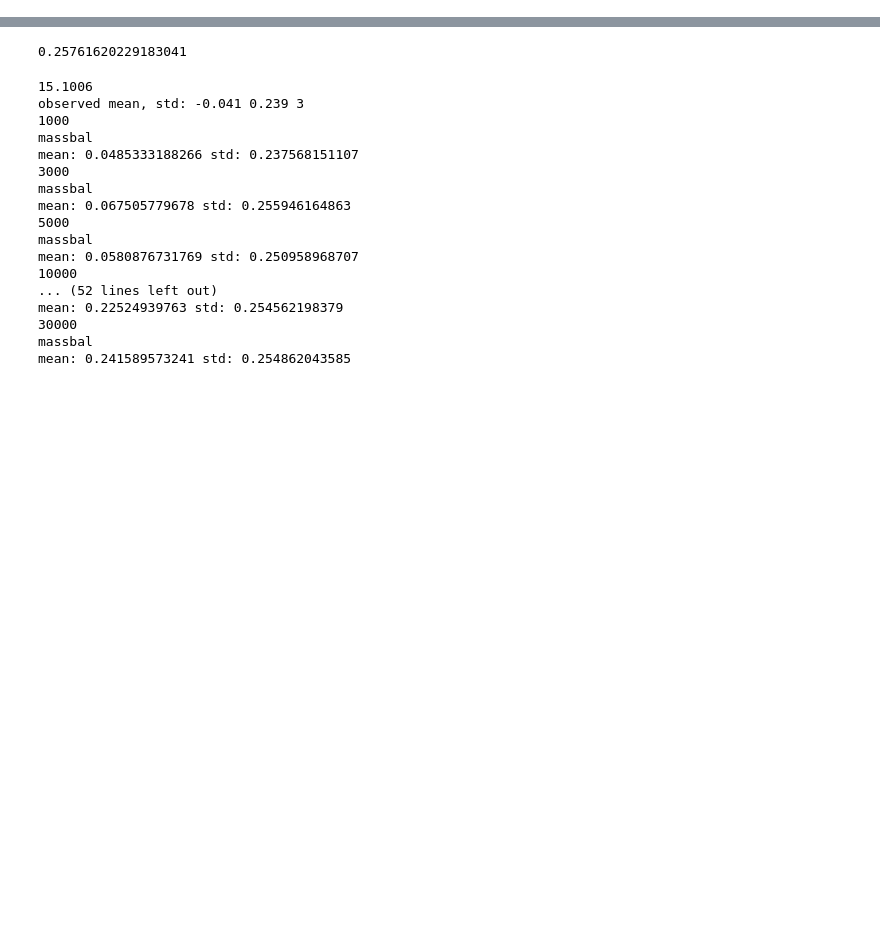
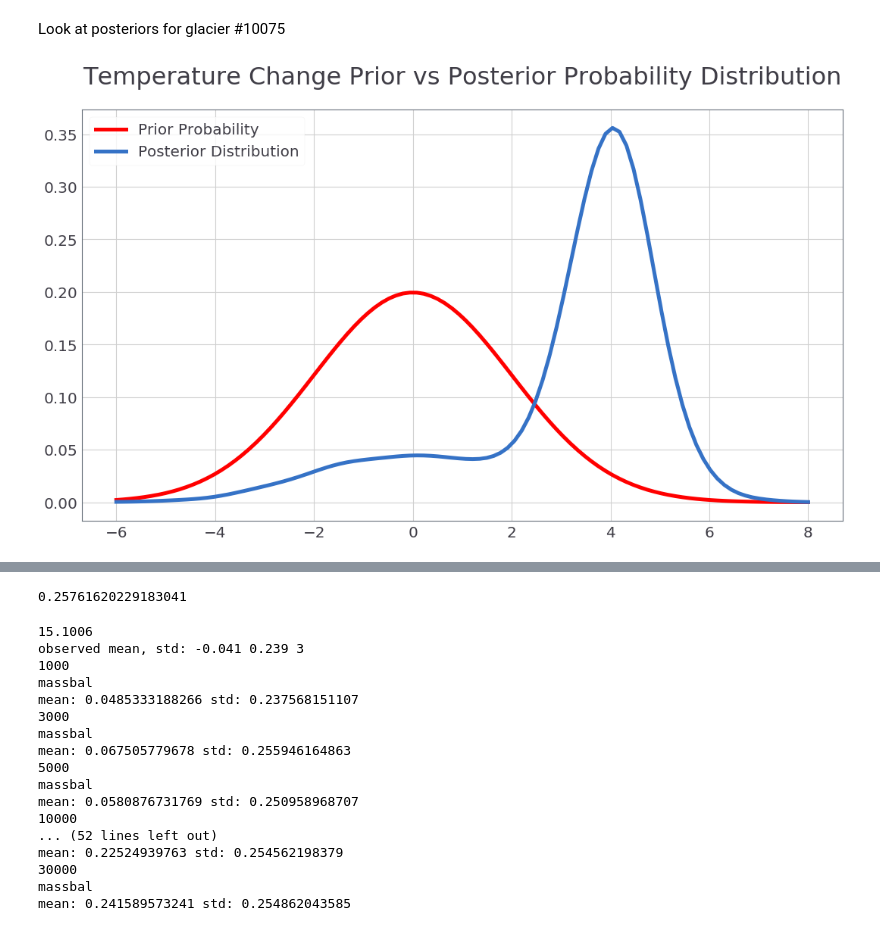
Before and after one commit to drounce/PyGEM, a Jupyter notebook: ensemble_analysis_plots.ipynb, the cells around one changed output, grey strips where cells are left out. Saved outputs shown, nothing was run; the diff lists cells and outputs as text; code cells hidden in the pictures; blank space fills up the shorter version.

Commit message:
starting plotting distributions for further glaciers

```diff
--- a/ensemble_analysis_plots.ipynb
+++ b/ensemble_analysis_plots.ipynb
@@ -59,6 +65,42 @@ traces
  ('10059', '10000'): <pymc.database.pickle.Database at 0x...>,
  ('10075', '3000'): <pymc.database.pickle.Database at 0x...>,
  ('10079', '3000'): <pymc.database.pickle.Database at 0x...>}
+# %% [markdown]
+Look at posteriors for glacier #10075
+# %%
+tempchange = traces[('10075', '10000')].trace('tempchange')[:]
+
+fig = plt.figure()
+
+# plot the ideal pdf function
+mu = 0
+sigma = 2
+x = np.linspace(mu - 3*sigma, mu + 4*sigma, 100)
+plt.plot(x,mlab.normpdf(x, mu, sigma), color='red', label = 'Prior Probability', linewidth=5)
+
+
+# plot the actual density distribution
+data = tempchange
+density = gaussian_kde(data)
+#x = np.linspace(-6, 10, 200)
+density.covariance_factor = lambda : .25
+density._compute_covariance()
+plt.plot(x,density(x), label = 'Posterior Distribution', linewidth=5)
+plt.legend(loc='best', fontsize=20)
+
+# niceties
+plt.title('Temperature Change Prior vs Posterior Probability Distribution', fontsize = 32, y=1.05)
+#plt.ylabel('Probability', fontsize =24 )
+#plt.xlabel('Value', fontsize = 24)
+
+plt.xticks(fontsize=20)
+plt.yticks(fontsize=20)
+
+plt.show()
+
+#fig.savefig('../plots/03473tempchange.png')
+# %% [output]
+[figure, added]
 # %%
 filelist = glob.glob(os.path.join('../MCMC_data/' , '*.nc'))
 print(filelist)
```
Also changed, not shown: parts of 4 cells of this notebook.
